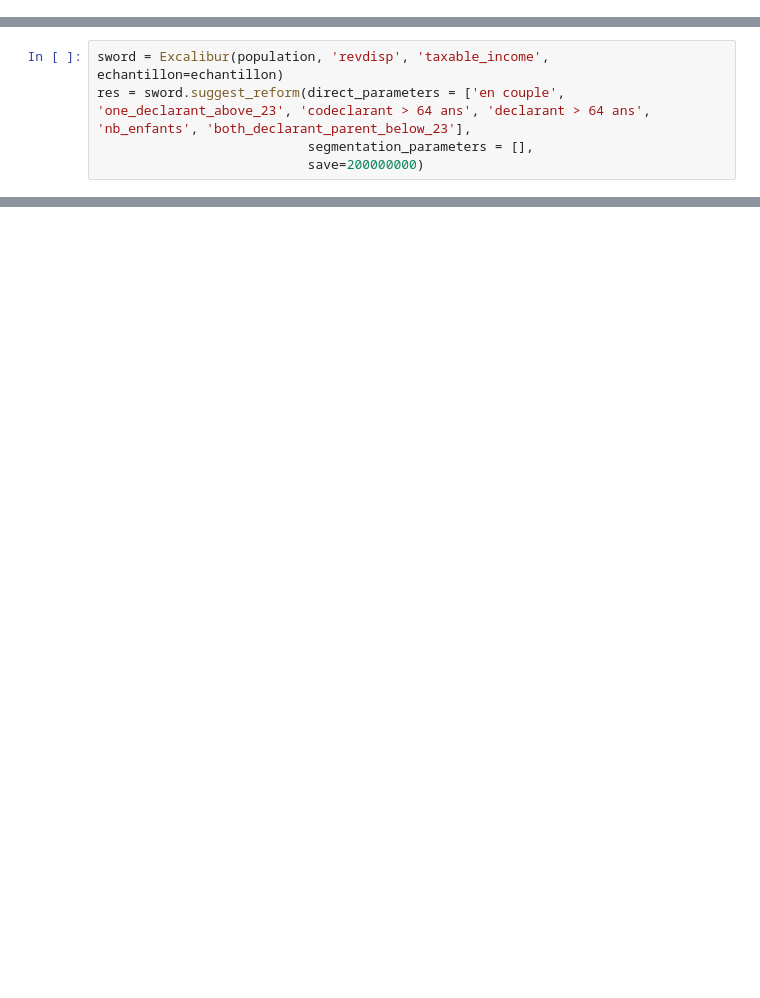
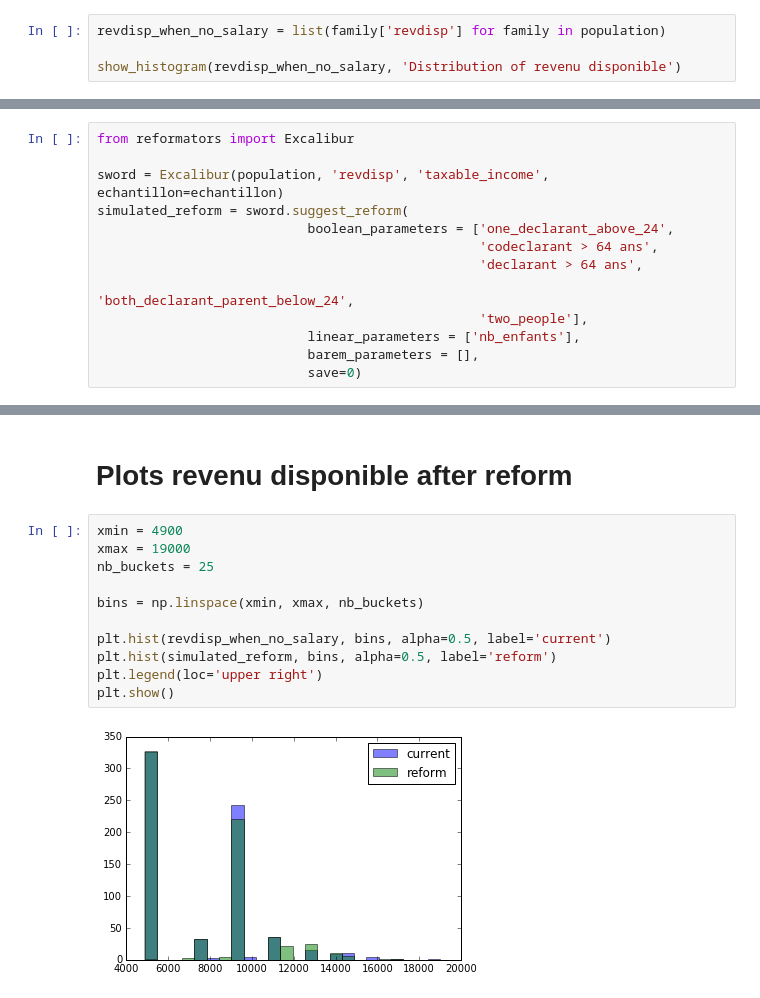
Before and after one commit to openfisca/combine-calculators, a Jupyter notebook: scripts/reform_no_revenu.ipynb, the cells around one changed output, grey strips where cells are left out. Cells and saved outputs as stored; diff of their text form; blank space fills up the shorter version.

```diff
--- a/scripts/reform_no_revenu.ipynb
+++ b/scripts/reform_no_revenu.ipynb
@@ -99,0 +138,4 @@ Echantillon of 2863 people, in percent 0.0014315
+# %%
+revdisp_when_no_salary = list(family['revdisp'] for family in population)
+
+show_histogram(revdisp_when_no_salary, 'Distribution of revenu disponible')
@@ -100,6 +156,14 @@ Echantillon of 2863 people, in percent 0.0014315
 # %%
+from reformators import Excalibur
+
 sword = Excalibur(population, 'revdisp', 'taxable_income', echantillon=echantillon)
-res = sword.suggest_reform(direct_parameters = ['en couple', 'one_declarant_above_23', 'codeclarant > 64 ans', 'declarant > 64 ans', 'nb_enfants', 'both_declarant_parent_below_23'],
-                           segmentation_parameters = [],
-                           save=200000000)
+simulated_reform = sword.suggest_reform(
+                           boolean_parameters = ['one_declarant_above_24',
+                                                 'codeclarant > 64 ans',
+                                                 'declarant > 64 ans',
+                                                 'both_declarant_parent_below_24',
+                                                 'two_people'],
+                           linear_parameters = ['nb_enfants'],
+                           barem_parameters = [],
+                           save=0)
 # %% [output]
@@ -122,0 +187,15 @@ both_declarant_parent_below_23 x 6314
+# %% [markdown]
+# Plots revenu disponible after reform
+# %%
+xmin = 4900
+xmax = 19000
+nb_buckets = 25
+
+bins = np.linspace(xmin, xmax, nb_buckets)
+
+plt.hist(revdisp_when_no_salary, bins, alpha=0.5, label='current')
+plt.hist(simulated_reform, bins, alpha=0.5, label='reform')
+plt.legend(loc='upper right')
+plt.show()
+# %% [output]
+[figure, added]
```
Also changed, not shown: parts of 24 cells of this notebook, 4 other files.
